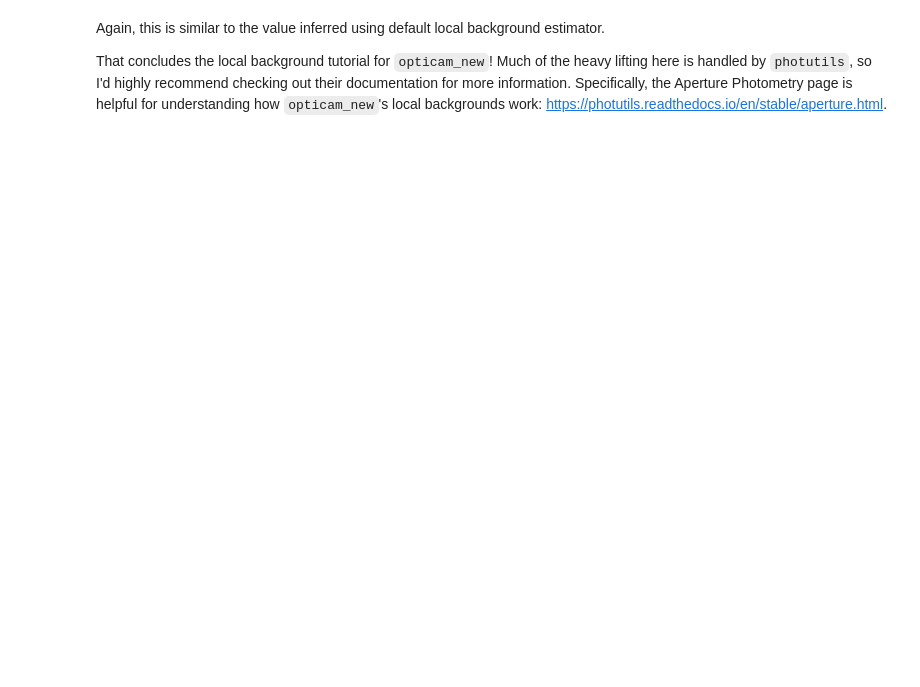
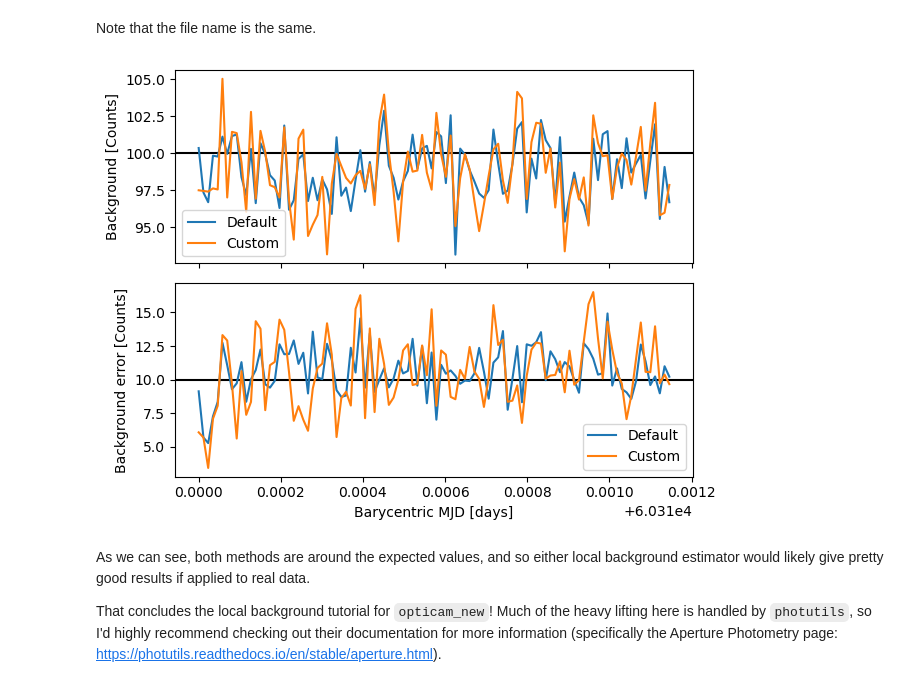
Before and after one commit to zairving/opticam, a Jupyter notebook: docs/tutorials/local_backgrounds.ipynb, the cells around one changed output. Cells and saved outputs as stored; diff of their text form; code cells hidden in the pictures; blank space fills up the shorter version.

```diff
--- a/docs/tutorials/local_backgrounds.ipynb
+++ b/docs/tutorials/local_backgrounds.ipynb
@@ -180,0 +104,8 @@ Background subtracted flux: 5271 +- 119 counts
+# %%
+import pandas as pd
+
+default_g_band_source_2_df = pd.read_csv(
+    'local_backgrounds_tutorial/reduced/optimal_annulus_light_curves/g-band_source_2.csv',
+    )
+
+default_g_band_source_2_df
@@ -180,0 +202,6 @@ Background subtracted flux: 5271 +- 119 counts
+# %%
+custom_g_band_source_2_df = pd.read_csv(
+    'local_backgrounds_tutorial/reduced/optimal_annulus_light_curves/g-band_source_2.csv',
+    )
+
+custom_g_band_source_2_df
@@ -181,4 +222,57 @@ Background subtracted flux: 5271 +- 119 counts
+# %% [markdown]
+Note that the file name is the same.
+# %%
+from matplotlib import pyplot as plt
+
+fig, axes = plt.subplots(
+    nrows=2,
+    tight_layout=True,
+    sharex=True,
+    )
+
+axes[0].plot(
+    default_g_band_source_2_df['TDB'],
+    default_g_band_source_2_df['background'],
+    label='Default',
+)
+axes[0].plot(
+    custom_g_band_source_2_df['TDB'],
+    custom_g_band_source_2_df['background'],
+    label='Custom',
+)
+axes[0].axhline(
+    100,
+    color='k',
+    zorder=0,
+)
+
+axes[1].plot(
+    default_g_band_source_2_df['TDB'],
+    default_g_band_source_2_df['background_error'],
+    label='Default',
+)
+axes[1].plot(
+    custom_g_band_source_2_df['TDB'],
+    custom_g_band_source_2_df['background_error'],
+    label='Custom',
+)
+axes[1].axhline(
+    10,
+    color='k',
+    zorder=0,
+)
+
+axes[1].set_xlabel('Barycentric MJD [days]')
+axes[0].set_ylabel('Background [Counts]')
+axes[1].set_ylabel('Background error [Counts]')
+
+axes[0].legend()
+axes[1].legend()
+
+plt.show()
+# %% [output]
+[figure, added]
 # %% [markdown]
-Again, this is similar to the value inferred using default local background estimator.
+As we can see, both methods are around the expected values, and so either local background estimator would likely give pretty good results if applied to real data.
 
-That concludes the local background tutorial for `opticam_new`! Much of the heavy lifting here is handled by `photutils`, so I'd highly recommend checking out their documentation for more information. Specifically, the Aperture Photometry page is helpful for understanding how `opticam_new`'s local backgrounds work: https://photutils.readthedocs.io/en/stable/aperture.html.
+That concludes the local background tutorial for `opticam_new`! Much of the heavy lifting here is handled by `photutils`, so I'd highly recommend checking out their documentation for more information (specifically the Aperture Photometry page: https://photutils.readthedocs.io/en/stable/aperture.html).
```
Also changed, not shown: parts of 29 cells of this notebook.
